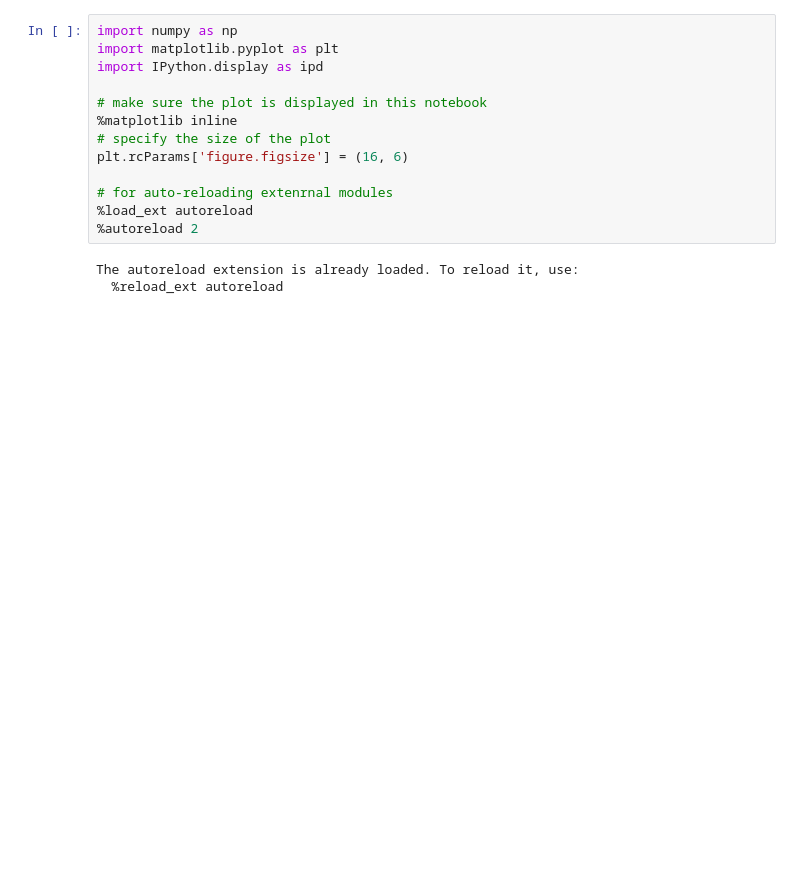
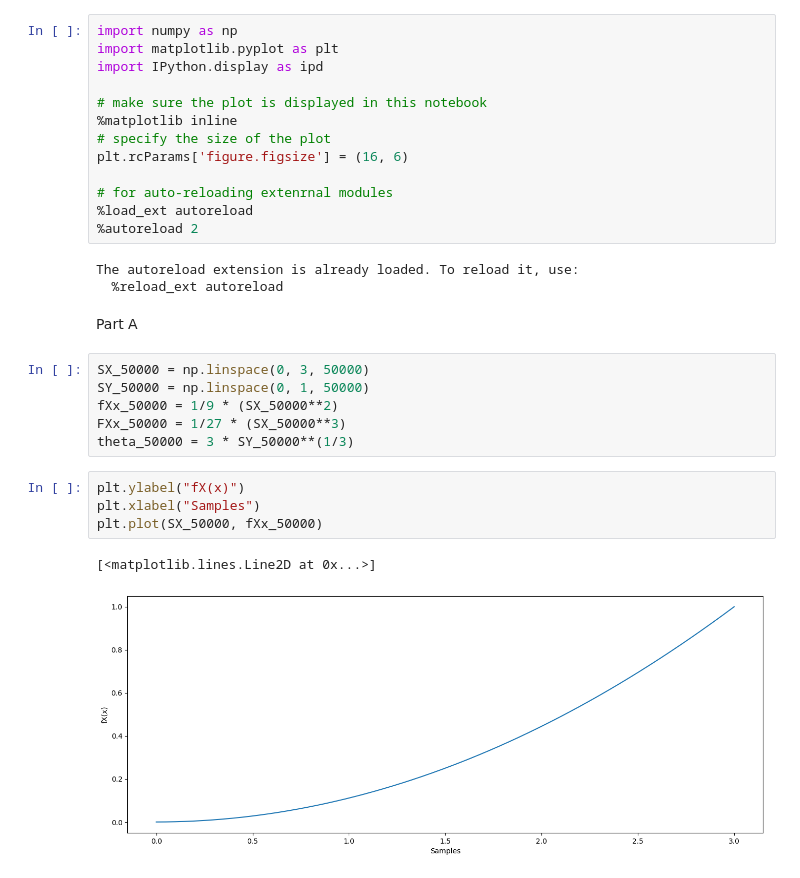
Before and after one commit to cdavin2/dsp_hw, a Jupyter notebook: hw9_p3.ipynb, the cells around one changed output. Cells and saved outputs as stored; diff of their text form; blank space fills up the shorter version.

```diff
--- a/hw9_p3.ipynb
+++ b/hw9_p3.ipynb
@@ -16,3 +16,18 @@ plt.rcParams['figure.figsize'] = (16, 6)
 # %% [output]
 The autoreload extension is already loaded. To reload it, use:
   %reload_ext autoreload
+# %% [markdown]
+Part A
+# %%
+SX_50000 = np.linspace(0, 3, 50000)
+SY_50000 = np.linspace(0, 1, 50000)
+fXx_50000 = 1/9 * (SX_50000**2)
+FXx_50000 = 1/27 * (SX_50000**3)
+theta_50000 = 3 * SY_50000**(1/3)
+# %%
+plt.ylabel("fX(x)")
+plt.xlabel("Samples")
+plt.plot(SX_50000, fXx_50000)
+# %% [output]
+[<matplotlib.lines.Line2D at 0x...>]
+[figure, added]
```
Also changed, not shown: parts of 14 cells of this notebook.
